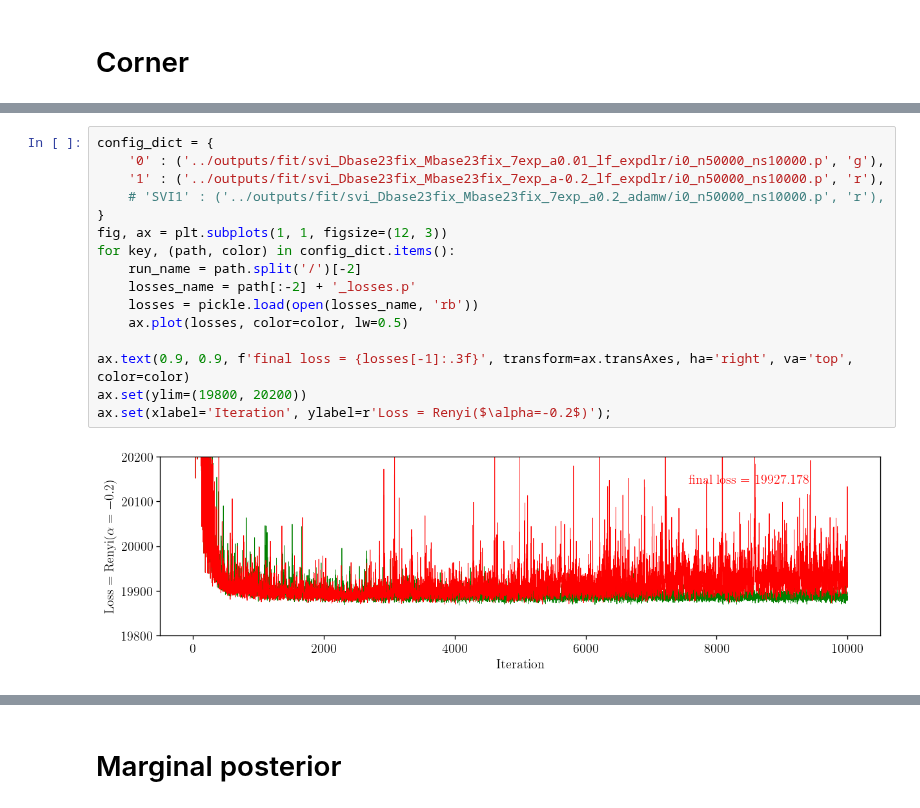
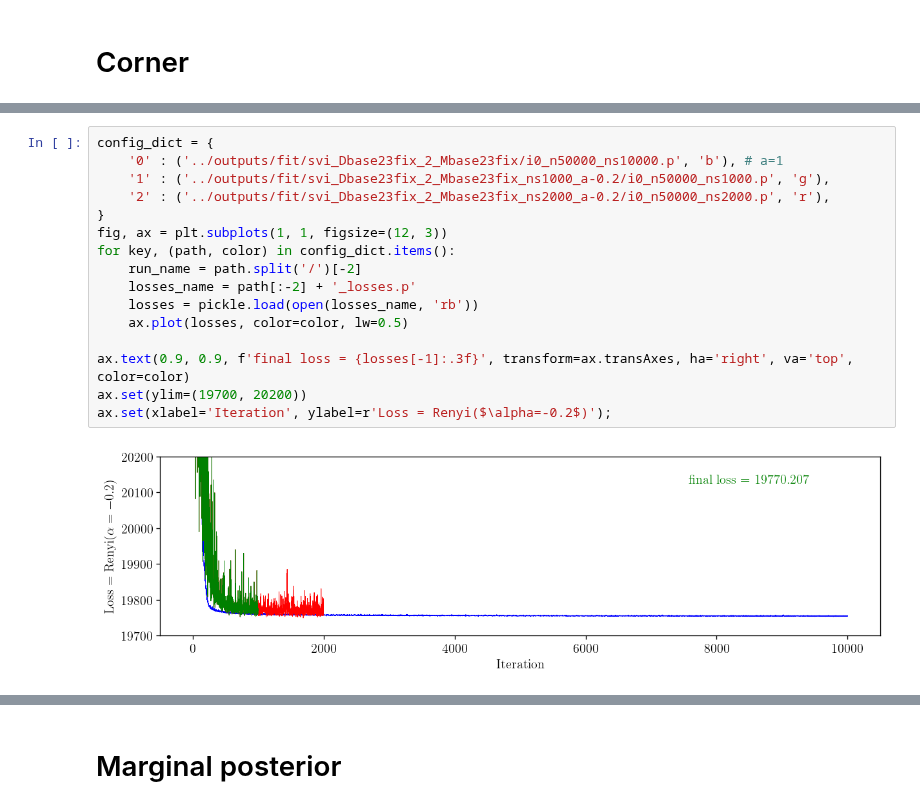
Before and after one commit to smsharma/fermi-prob-prog, a Jupyter notebook: production/view.ipynb, the cells around one changed output, grey strips where cells are left out. Drawn from its saved outputs; the diff is of its cells as text.

Commit message:
more production plots

```diff
--- a/production/view.ipynb
+++ b/production/view.ipynb
@@ -91,21 +91,21 @@ i0_n50000_ns5000.p
 # %%
 config_dict = {
-    '0' : ('../outputs/fit/svi_Dbase23fix_Mbase23fix_7exp_a0.01_lf_expdlr/i0_n50000_ns10000.p', 'g'),
-    '1' : ('../outputs/fit/svi_Dbase23fix_Mbase23fix_7exp_a-0.2_lf_expdlr/i0_n50000_ns10000.p', 'r'),
-    # 'SVI1' : ('../outputs/fit/svi_Dbase23fix_Mbase23fix_7exp_a0.2_adamw/i0_n50000_ns10000.p', 'r'),
+    '0' : ('../outputs/fit/svi_Dbase23fix_2_Mbase23fix/i0_n50000_ns10000.p', 'b'), # a=1
+    '1' : ('../outputs/fit/svi_Dbase23fix_2_Mbase23fix_ns1000_a-0.2/i0_n50000_ns1000.p', 'g'),
+    '2' : ('../outputs/fit/svi_Dbase23fix_2_Mbase23fix_ns2000_a-0.2/i0_n50000_ns2000.p', 'r'),
 }
 fig, ax = plt.subplots(1, 1, figsize=(12, 3))
 for key, (path, color) in config_dict.items():
     run_name = path.split('/')[-2]
     losses_name = path[:-2] + '_losses.p'
     losses = pickle.load(open(losses_name, 'rb'))
     ax.plot(losses, color=color, lw=0.5)
 
 ax.text(0.9, 0.9, f'final loss = {losses[-1]:.3f}', transform=ax.transAxes, ha='right', va='top', color=color)
-ax.set(ylim=(19800, 20200))
+ax.set(ylim=(19700, 20200))
 ax.set(xlabel='Iteration', ylabel=r'Loss = Renyi($\alpha=-0.2$)');
 # %% [output]
-[figure, old version]
+[figure, new version]
 # %%
 z = pickle.load(open('../outputs/fit/svi_Dbase23fix_Mbase23fix_7exp_a-0.2_lf_expdlr/i0_n50000_ns10000.p', 'rb'))
 labels = [
```
Also changed, not shown: parts of 6 cells of this notebook, 7 other files.
